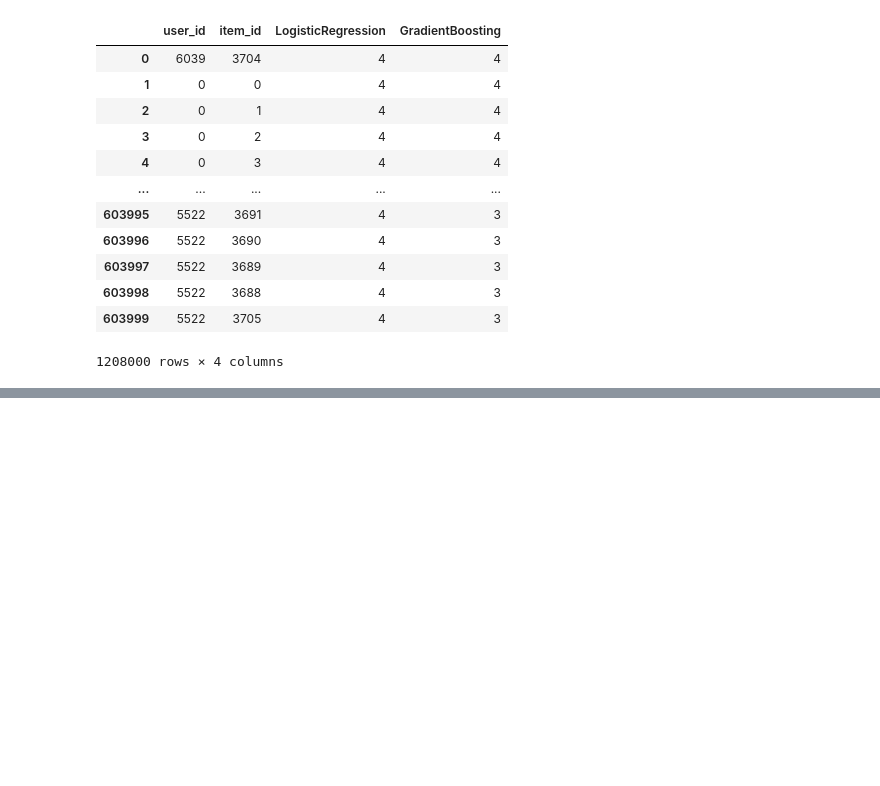
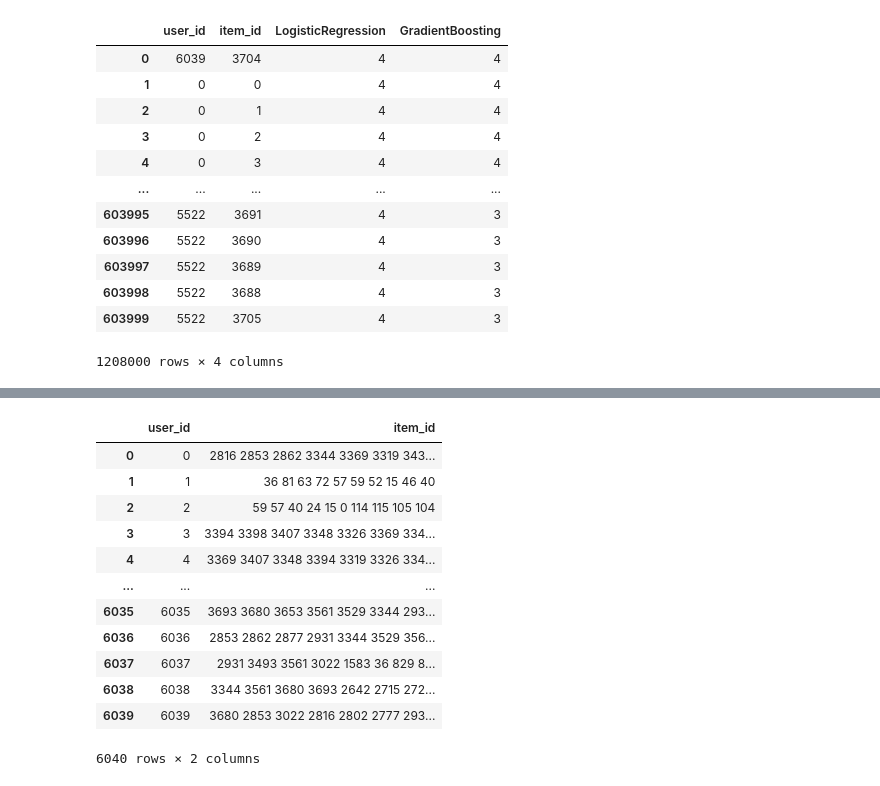
Before and after one commit to akzholba/RecSysCompetition, a Jupyter notebook: explore_data.ipynb, the cells around one changed output, grey strips where cells are left out. Cells and saved outputs as stored; diff of their text form; code cells hidden in the pictures; blank space fills up the shorter version.

Commit message:
Create submission

```diff
--- a/explore_data.ipynb
+++ b/explore_data.ipynb
@@ -389,0 +463,28 @@ top_films_df
+# %%
+def format_for_submission(df):
+    # Группируем строки по user_id и соединяем item_id через пробел
+    submission = (
+        df
+        .groupby('user_id')['item_id']
+        .apply(lambda x: ' '.join(x.astype(str)))
+        .reset_index()
+    )
+
+    return submission
+# %%
+submission = format_for_submission(top_10_films)
+submission
+# %% [output]
+|  | user_id | item_id |
+| 0 | 0 | 2816 2853 2862 3344 3369 3319 343... |
+| 1 | 1 | 36 81 63 72 57 59 52 15 46 40 |
+| 2 | 2 | 59 57 40 24 15 0 114 115 105 104 |
+| 3 | 3 | 3394 3398 3407 3348 3326 3369 334... |
+| 4 | 4 | 3369 3407 3348 3394 3319 3326 334... |
+| ... | ... | ... |
+| 6035 | 6035 | 3693 3680 3653 3561 3529 3344 293... |
+| 6036 | 6036 | 2853 2862 2877 2931 3344 3529 356... |
+| 6037 | 6037 | 2931 3493 3561 3022 1583 36 829 8... |
+| 6038 | 6038 | 3344 3561 3680 3693 2642 2715 272... |
+| 6039 | 6039 | 3680 2853 3022 2816 2802 2777 293... |
+6040 rows × 2 columns
```
Also changed, not shown: parts of 11 cells of this notebook, 2 other files.
